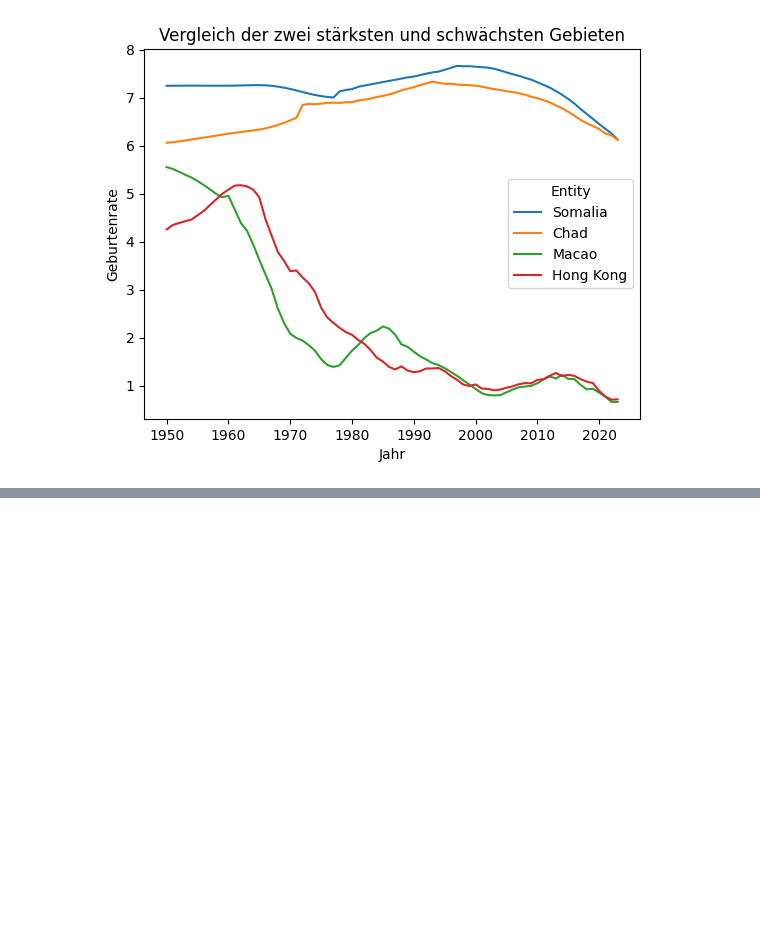
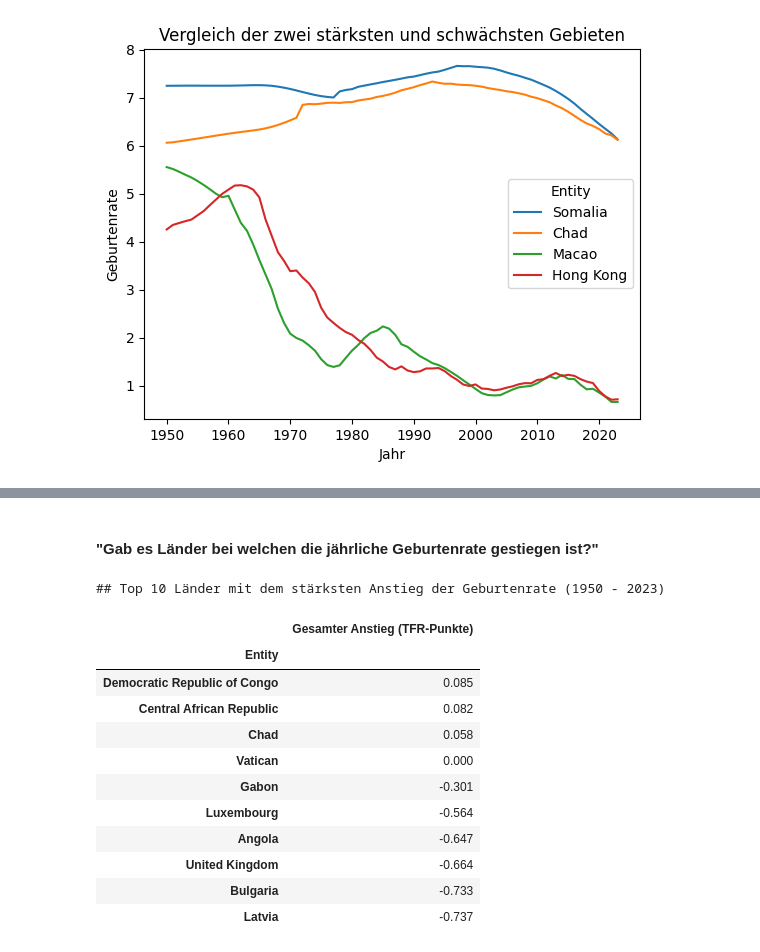
Before and after one commit to MarisaSt/BMLD-Inf1-PyLN, a Jupyter notebook: Grundgerüst.ipynb, the cells around one changed output, grey strips where cells are left out. Saved outputs shown, nothing was run; the diff lists cells and outputs as text; code cells hidden in the pictures; blank space fills up the shorter version.

```diff
--- a/Grundgerüst.ipynb
+++ b/Grundgerüst.ipynb
@@ -205,0 +257,23 @@ plt.show()
+# %% [markdown]
+#### "Gab es Länder bei welchen die jährliche Geburtenrate gestiegen ist?"
+# %%
+rising_countries = total_change.dropna().sort_values(ascending=False)
+
+print(f"\n## Top 10 Länder mit dem stärksten Anstieg der Geburtenrate ({start_year} - {end_year})")
+
+result_df_plus = pd.DataFrame(rising_countries.head(10)).rename(columns={0: 'Gesamter Anstieg (TFR-Punkte)'})
+result_df_plus
+# %% [output]
+## Top 10 Länder mit dem stärksten Anstieg der Geburtenrate (1950 - 2023)
+|  | Gesamter Anstieg (TFR-Punkte) |
+| Entity |  |
+| Democratic Republic of Congo | 0.085 |
+| Central African Republic | 0.082 |
+| Chad | 0.058 |
+| Vatican | 0.000 |
+| Gabon | -0.301 |
+| Luxembourg | -0.564 |
+| Angola | -0.647 |
+| United Kingdom | -0.664 |
+| Bulgaria | -0.733 |
+| Latvia | -0.737 |
```
Also changed, not shown: parts of 6 cells of this notebook.
